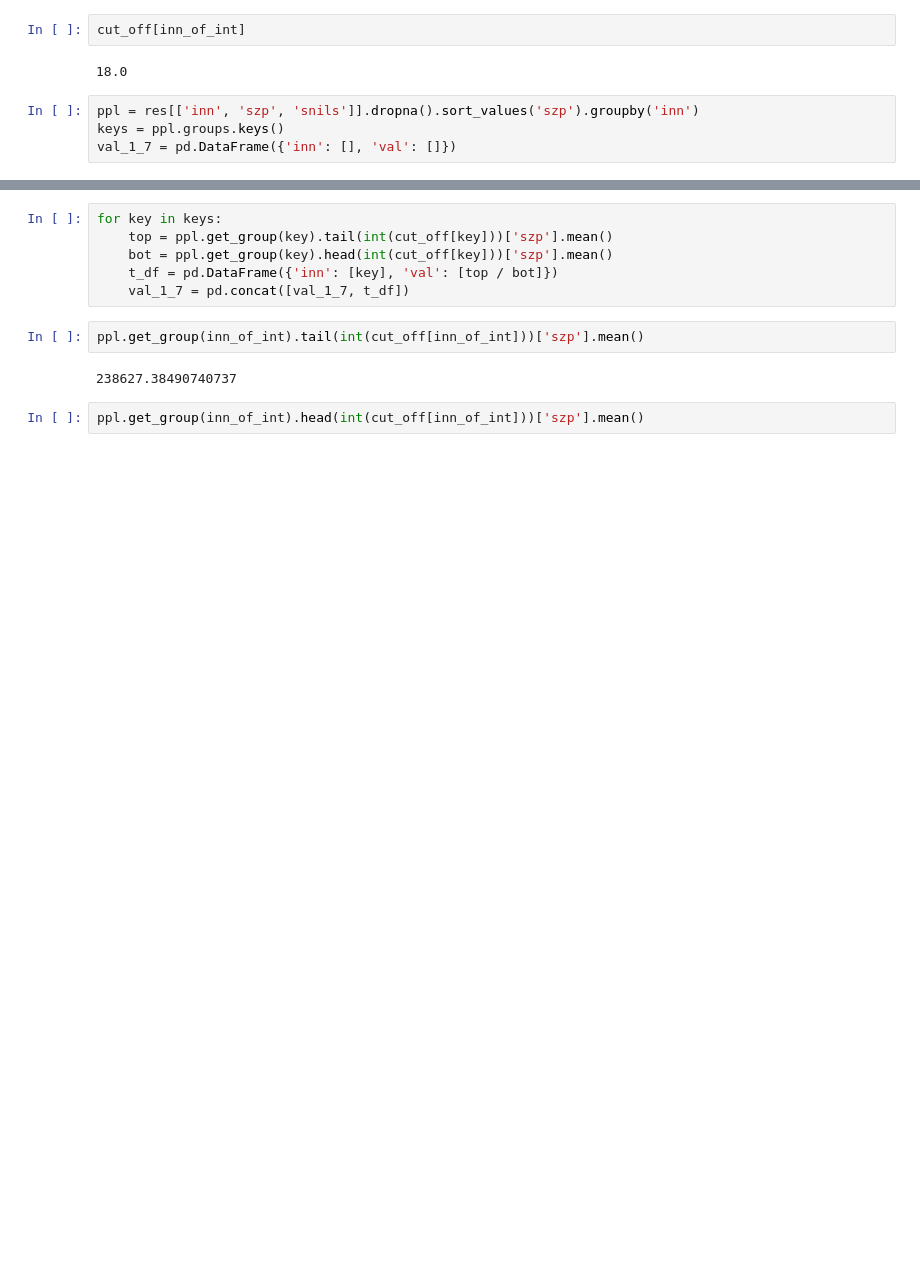
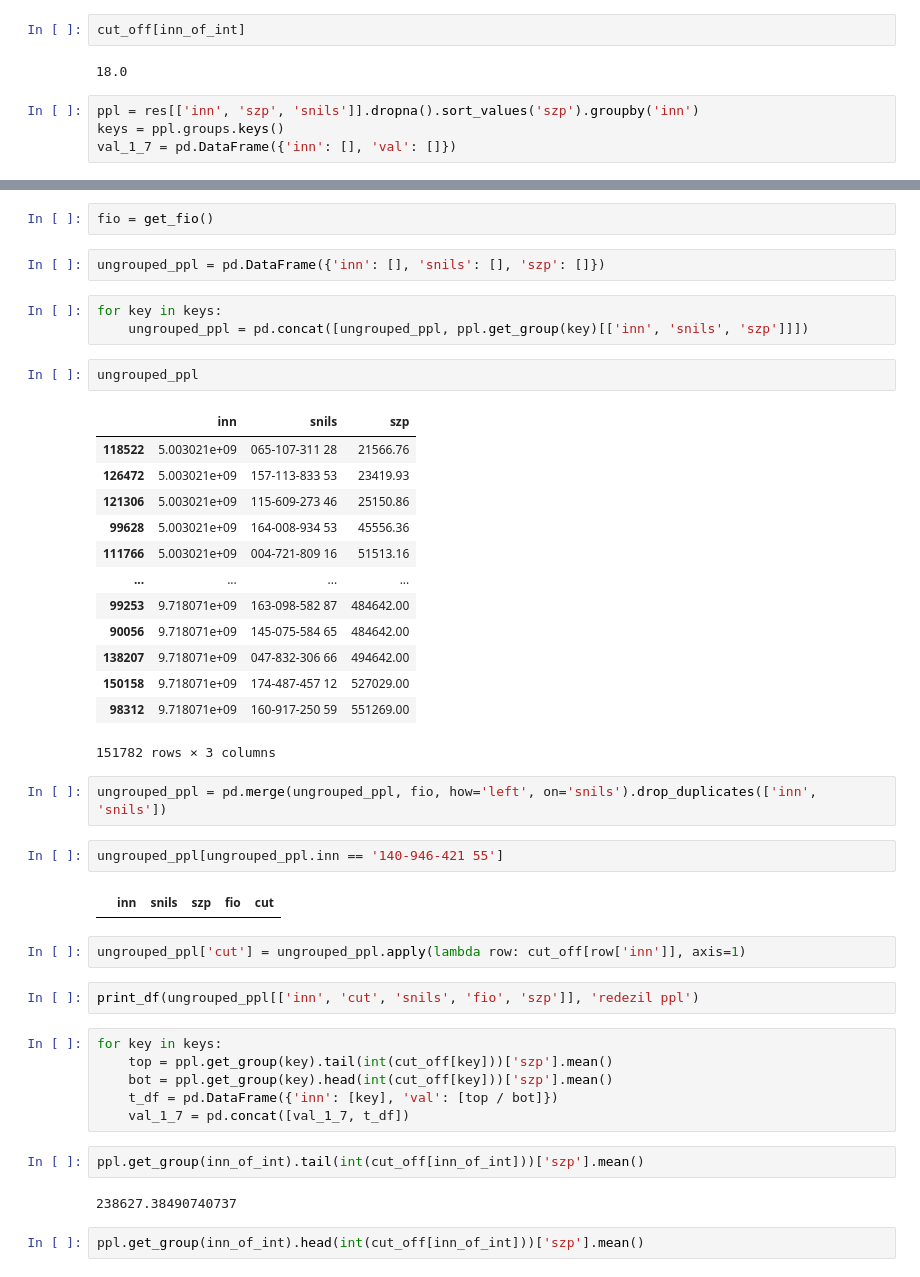
Before and after one commit to Mr-Maxraw/cfo-parser, a Jupyter notebook: counting/redezil.ipynb, the cells around one changed output, grey strips where cells are left out. Cells and saved outputs as stored; diff of their text form; blank space fills up the shorter version.

```diff
--- a/counting/redezil.ipynb
+++ b/counting/redezil.ipynb
@@ -116,3 +122,36 @@ ppl.get_group(inn_of_int)
+# %%
+fio = get_fio()
+# %%
+ungrouped_ppl = pd.DataFrame({'inn': [], 'snils': [], 'szp': []})
+# %%
+for key in keys:
+    ungrouped_ppl = pd.concat([ungrouped_ppl, ppl.get_group(key)[['inn', 'snils', 'szp']]])
+# %%
+ungrouped_ppl
+# %% [output]
+|  | inn | snils | szp |
+| 118522 | 5.003021e+09 | 065-107-311 28 | 21566.76 |
+| 126472 | 5.003021e+09 | 157-113-833 53 | 23419.93 |
+| 121306 | 5.003021e+09 | 115-609-273 46 | 25150.86 |
+| 99628 | 5.003021e+09 | 164-008-934 53 | 45556.36 |
+| 111766 | 5.003021e+09 | 004-721-809 16 | 51513.16 |
+| ... | ... | ... | ... |
+| 99253 | 9.718071e+09 | 163-098-582 87 | 484642.00 |
+| 90056 | 9.718071e+09 | 145-075-584 65 | 484642.00 |
+| 138207 | 9.718071e+09 | 047-832-306 66 | 494642.00 |
+| 150158 | 9.718071e+09 | 174-487-457 12 | 527029.00 |
+| 98312 | 9.718071e+09 | 160-917-250 59 | 551269.00 |
+151782 rows × 3 columns
+# %%
+ungrouped_ppl = pd.merge(ungrouped_ppl, fio, how='left', on='snils').drop_duplicates(['inn', 'snils'])
+# %%
+ungrouped_ppl[ungrouped_ppl.inn == '140-946-421 55']
+# %% [output]
+|  | inn | snils | szp | fio | cut |
+# %%
+ungrouped_ppl['cut'] = ungrouped_ppl.apply(lambda row: cut_off[row['inn']], axis=1)
+# %%
+print_df(ungrouped_ppl[['inn', 'cut', 'snils', 'fio', 'szp']], 'redezil ppl')
 # %%
 for key in keys:
     top = ppl.get_group(key).tail(int(cut_off[key]))['szp'].mean()
```
Also changed, not shown: parts of 21 cells of this notebook, 2 other files.
